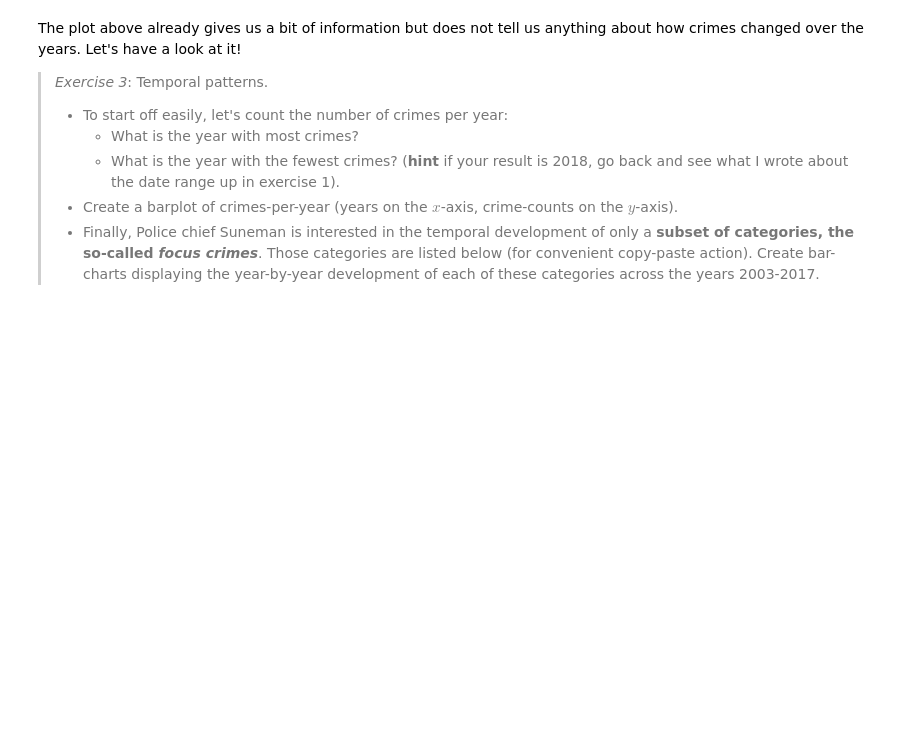
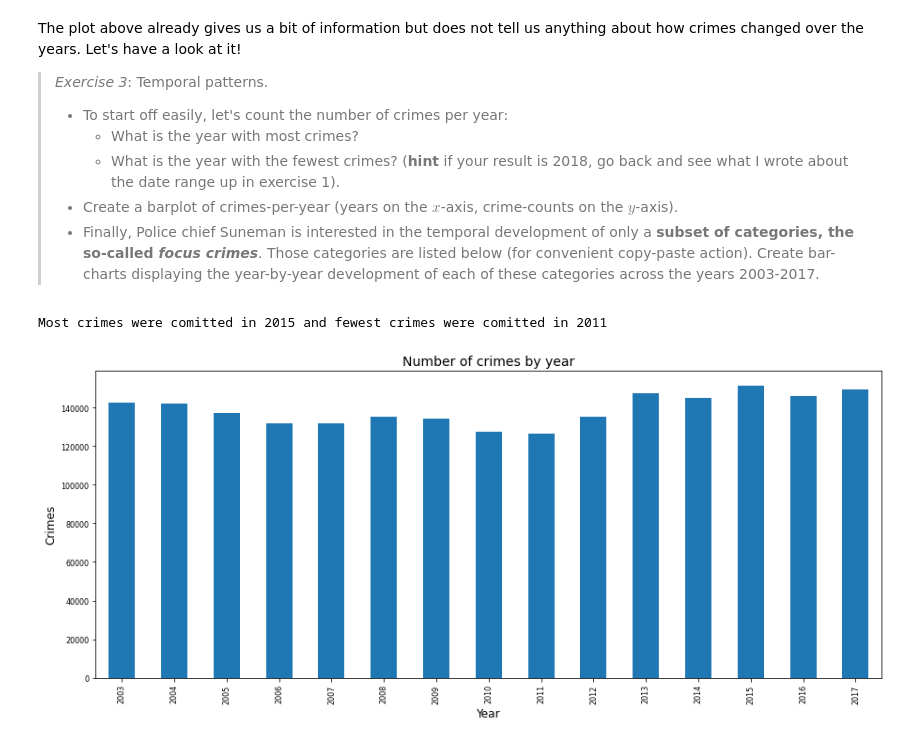
Before and after one commit to frejasarfelt/socialdata2024, a Jupyter notebook: lectures/Week1.ipynb, the cells around one changed output. Saved outputs shown, nothing was run; the diff lists cells and outputs as text; code cells hidden in the pictures; blank space fills up the shorter version.

```diff
--- a/lectures/Week1.ipynb
+++ b/lectures/Week1.ipynb
@@ -121,5 +147,23 @@ The plot above already gives us a bit of information but does not tell us anythi
 > * Create a barplot of crimes-per-year (years on the $x$-axis, crime-counts on the $y$-axis).
 > * Finally, Police chief Suneman is interested in the temporal development of only a **subset of categories, the so-called *focus crimes***. Those categories are listed below (for convenient copy-paste action). Create bar-charts displaying the year-by-year development of each of these categories across the years 2003-2017.
 >
+# %%
+# groupby year
+yearly_crimes = data.groupby("Year").size()
+print(f"Most crimes were comitted in {yearly_crimes.idxmax()} and fewest crimes were comitted in {yearly_crimes.idxmin()}")
+
+# make plot
+fig, ax = plt.subplots(figsize=(15, 6))
+yearly_crimes.plot(kind='bar', fontsize=8)
+
+ax.set_xlabel('Year', fontsize=12)
+ax.set_ylabel('Crimes', fontsize=12)
+ax.set_title('Number of crimes by year', fontsize=14)
+
+plt.xticks(rotation=90)
+plt.show()
+# %% [output]
+Most crimes were comitted in 2015 and fewest crimes were comitted in 2011
+[figure, added]
 # %%
 focuscrimes = set(['WEAPON LAWS', 'PROSTITUTION', 'DRIVING UNDER THE INFLUENCE', 'ROBBERY', 'BURGLARY', 'ASSAULT', 'DRUNKENNESS', 'DRUG/NARCOTIC', 'TRESPASS', 'LARCENY/THEFT', 'VANDALISM', 'VEHICLE THEFT', 'STOLEN PROPERTY', 'DISORDERLY CONDUCT'])
```
Also changed, not shown: parts of 5 cells of this notebook.
